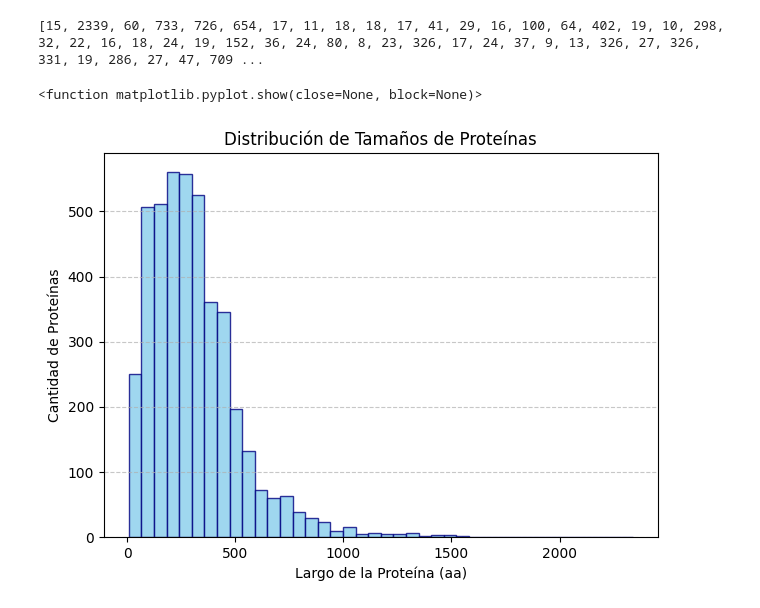
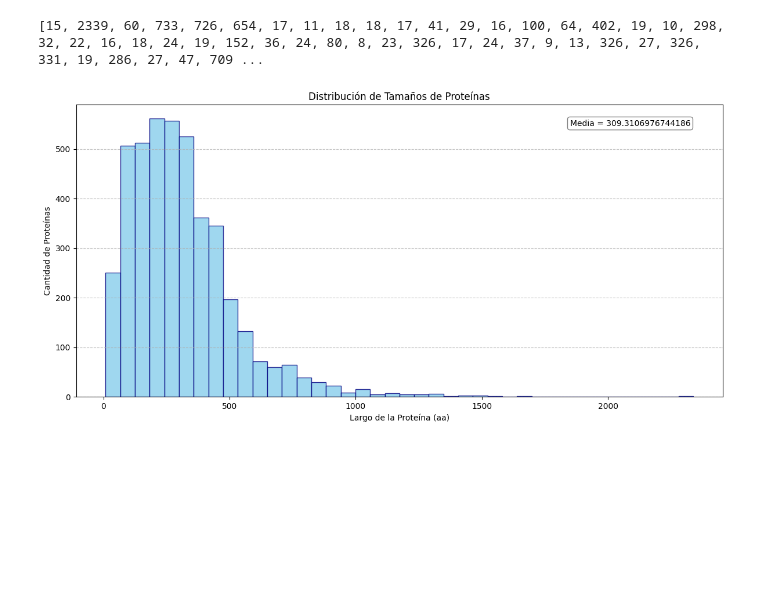
Before and after one commit to Nicowkra/BioInfoTps, a Jupyter notebook: TP1/TP1.ipynb, the cells around one changed output. Saved outputs shown, nothing was run; the diff lists cells and outputs as text; code cells hidden in the pictures; blank space fills up the shorter version.

```diff
--- a/TP1/TP1.ipynb
+++ b/TP1/TP1.ipynb
@@ -841,15 +844,17 @@ print(listaLen)
 [15, 2339, 60, 733, 726, 654, 17, 11, 18, 18, 17, 41, 29, 16, 100, 64, 402, 19, 10, 298, 32, 22, 16, 18, 24, 19, 152, 36, 24, 80, 8, 23, 326, 17, 24, 37, 9, 13, 326, 27, 326, 331, 19, 286, 27, 47, 709 ...
 # %%
 #c)
-
+plt.figure(figsize=(12, 6))
 plt.hist(listaLen, bins=40, color='skyblue', edgecolor='navy', alpha=0.8)
 plt.xlabel('Largo de la Proteína (aa)')
 plt.ylabel('Cantidad de Proteínas')
 plt.title('Distribución de Tamaños de Proteínas')
 plt.grid(axis='y', linestyle='--', alpha=0.7)
-
+textStats = f"Media = {np.mean(listaLen)}"
+plt.text(0.95, 0.95, textStats, transform=plt.gca().transAxes, fontsize=10,
+         verticalalignment='top', horizontalalignment='right',
+         bbox=dict(boxstyle='round', facecolor='white', alpha=0.5))
 plt.tight_layout()
-plt.show
+plt.show()
 # %% [output]
-<function matplotlib.pyplot.show(close=None, block=None)>
-[figure, old version]
+[figure, new version]
```
Also changed, not shown: parts of 14 cells of this notebook, 3 other files.
